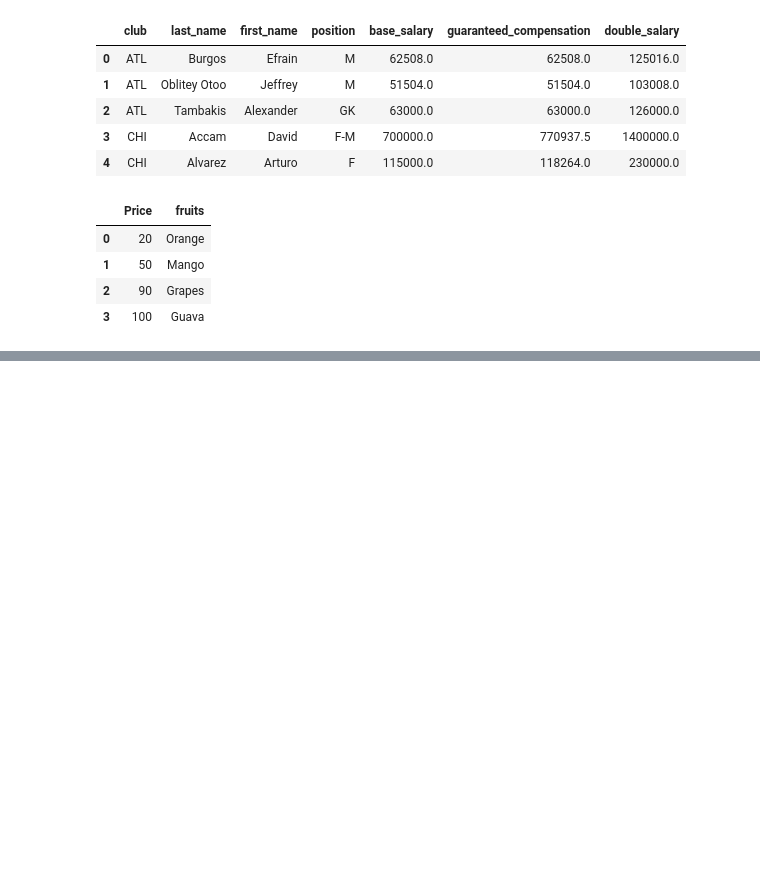
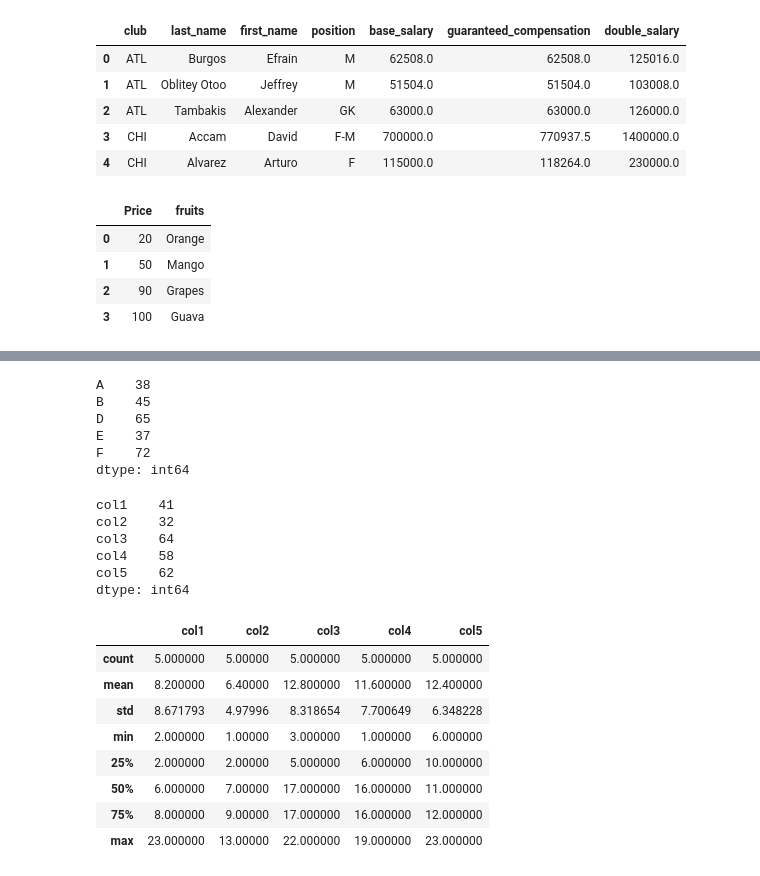
Before and after one commit to BoydVoyd/py-useful, a Jupyter notebook: pandas/pandas in a nutshell.ipynb, the cells around one changed output, grey strips where cells are left out. Saved outputs shown, nothing was run; the diff lists cells and outputs as text; code cells hidden in the pictures; blank space fills up the shorter version.

```diff
--- a/pandas/pandas in a nutshell.ipynb
+++ b/pandas/pandas in a nutshell.ipynb
@@ -174,0 +272,30 @@ dffruits
+# %%
+df.sum(axis=1)
+# %% [output]
+A    38
+B    45
+D    65
+E    37
+F    72
+dtype: int64
+# %%
+df.sum(axis=0)
+# %% [output]
+col1    41
+col2    32
+col3    64
+col4    58
+col5    62
+dtype: int64
+# %%
+df.describe()
+# %% [output]
+|  | col1 | col2 | col3 | col4 | col5 |
+| count | 5.000000 | 5.00000 | 5.000000 | 5.000000 | 5.000000 |
+| mean | 8.200000 | 6.40000 | 12.800000 | 11.600000 | 12.400000 |
+| std | 8.671793 | 4.97996 | 8.318654 | 7.700649 | 6.348228 |
+| min | 2.000000 | 1.00000 | 3.000000 | 1.000000 | 6.000000 |
+| 25% | 2.000000 | 2.00000 | 5.000000 | 6.000000 | 10.000000 |
+| 50% | 6.000000 | 7.00000 | 17.000000 | 16.000000 | 11.000000 |
+| 75% | 8.000000 | 9.00000 | 17.000000 | 16.000000 | 12.000000 |
+| max | 23.000000 | 13.00000 | 22.000000 | 19.000000 | 23.000000 |
```
Also changed, not shown: parts of 30 cells of this notebook, 27 other files.
